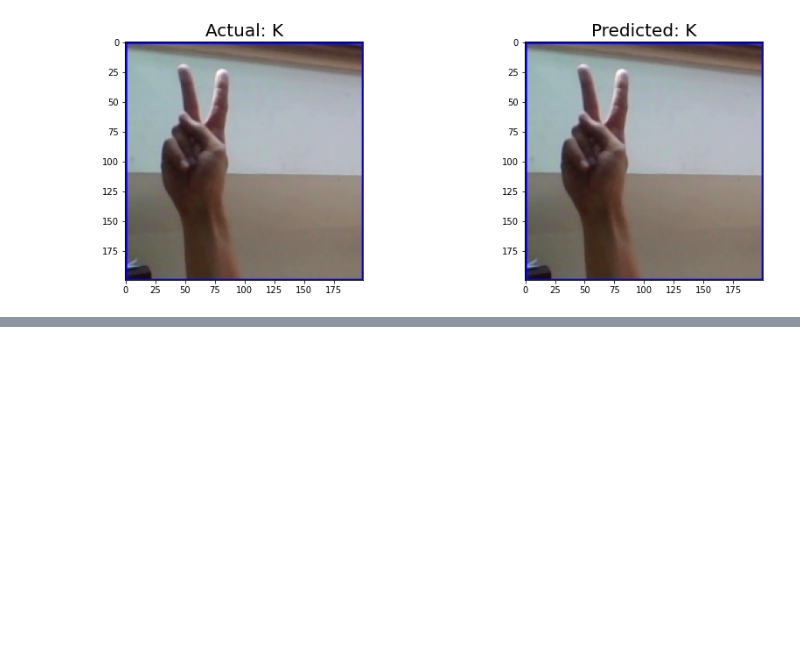
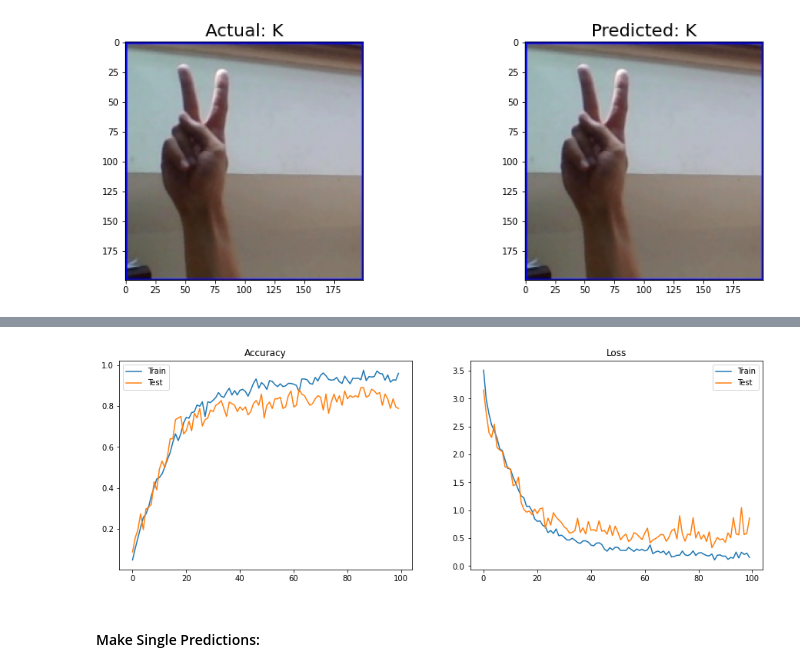
Before and after one commit to BharathN96/ASL_classification, a Jupyter notebook: Team7_Kavya.ipynb, the cells around one changed output, grey strips where cells are left out. Saved outputs shown, nothing was run; the diff lists cells and outputs as text; code cells hidden in the pictures; blank space fills up the shorter version.

Commit message:
Kavya's Xception Model Added

```diff
--- a/Team7_Kavya.ipynb
+++ b/Team7_Kavya.ipynb
@@ -229,0 +273,3 @@ plt.show()
+# %%
+# Excluding the Convolution layers of the Xception model and setting the input shape same as that of target size during Data Augmentation
+model=Xception(input_shape=(128,128,3),include_top=False)
@@ -229,0 +283,7 @@ plt.show()
+# %%
+#Adding the new dense layers to the Xception model
+transfer_model=Sequential([model,
+                          Flatten(),
+                          Dense(32,activation='relu'),
+                          Dense(26,activation='softmax')])
+transfer_model.summary()
@@ -229,0 +307,6 @@ plt.show()
+# %%
+#Compiling the model using adam optimizer, loss as 'categorical_crossentropy' and metrics as accuracy
+transfer_model.compile(optimizer='adam',loss='categorical_crossentropy',metrics=['accuracy'])
+# %%
+ImageFile.LOAD_TRUNCATED_IMAGES = True
+my_model=transfer_model.fit_generator(train_data,steps_per_epoch=518 //8,epochs=100,validation_data=val_data,validation_steps=130  //8)
@@ -229,0 +331,19 @@ plt.show()
+# %%
+# Comparing performance metrics of the model
+plt.figure(figsize=(15,5))
+plt.subplot(121)
+plt.plot(my_model.history['accuracy'],label='Train')
+plt.plot(my_model.history['val_accuracy'],label='Test')
+plt.title("Accuracy")
+plt.legend()
+
+plt.subplot(122)
+plt.plot(my_model.history['loss'],label='Train')
+plt.plot(my_model.history['val_loss'],label='Test')
+plt.title("Loss")
+plt.legend()
+plt.show()
+# %% [output]
+[figure, added]
+# %% [markdown]
+#### Make Single Predictions:
```
Also changed, not shown: parts of 13 cells of this notebook.
